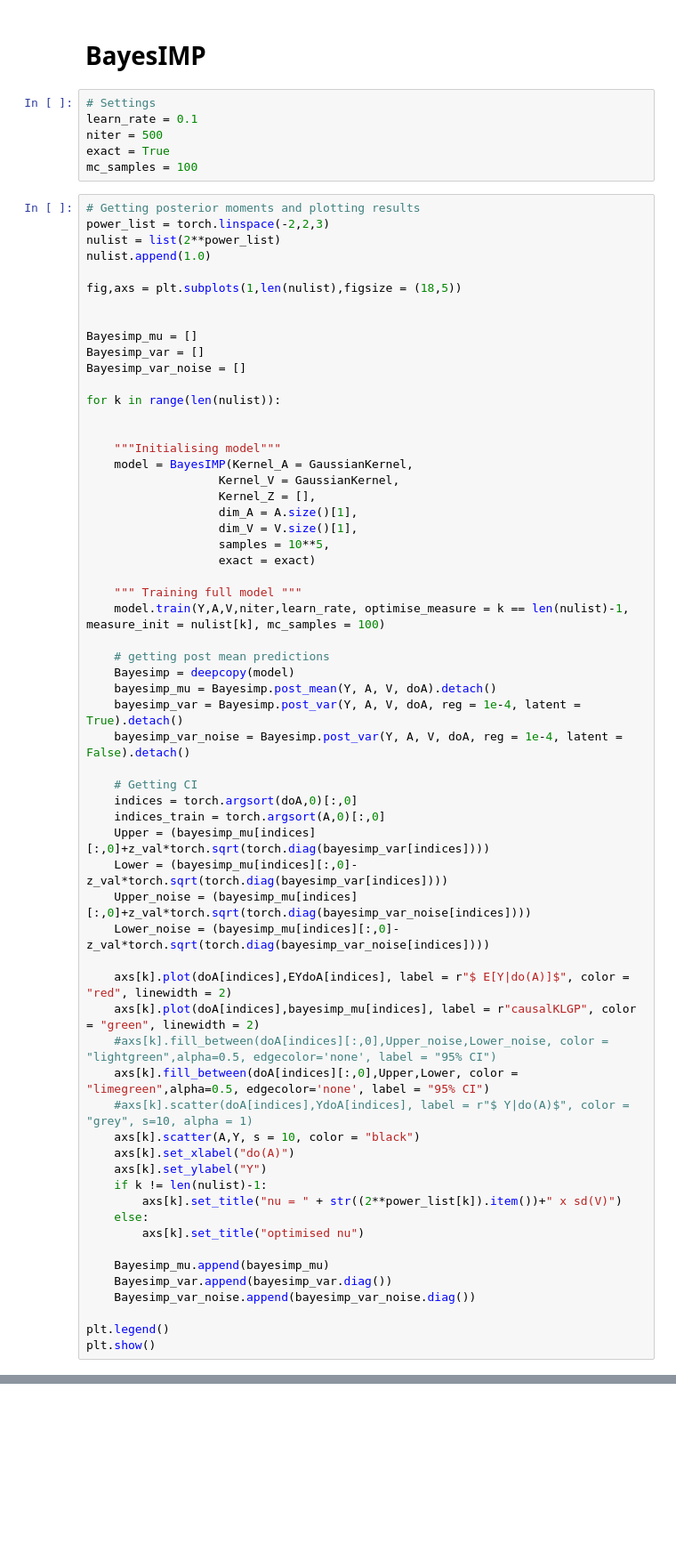
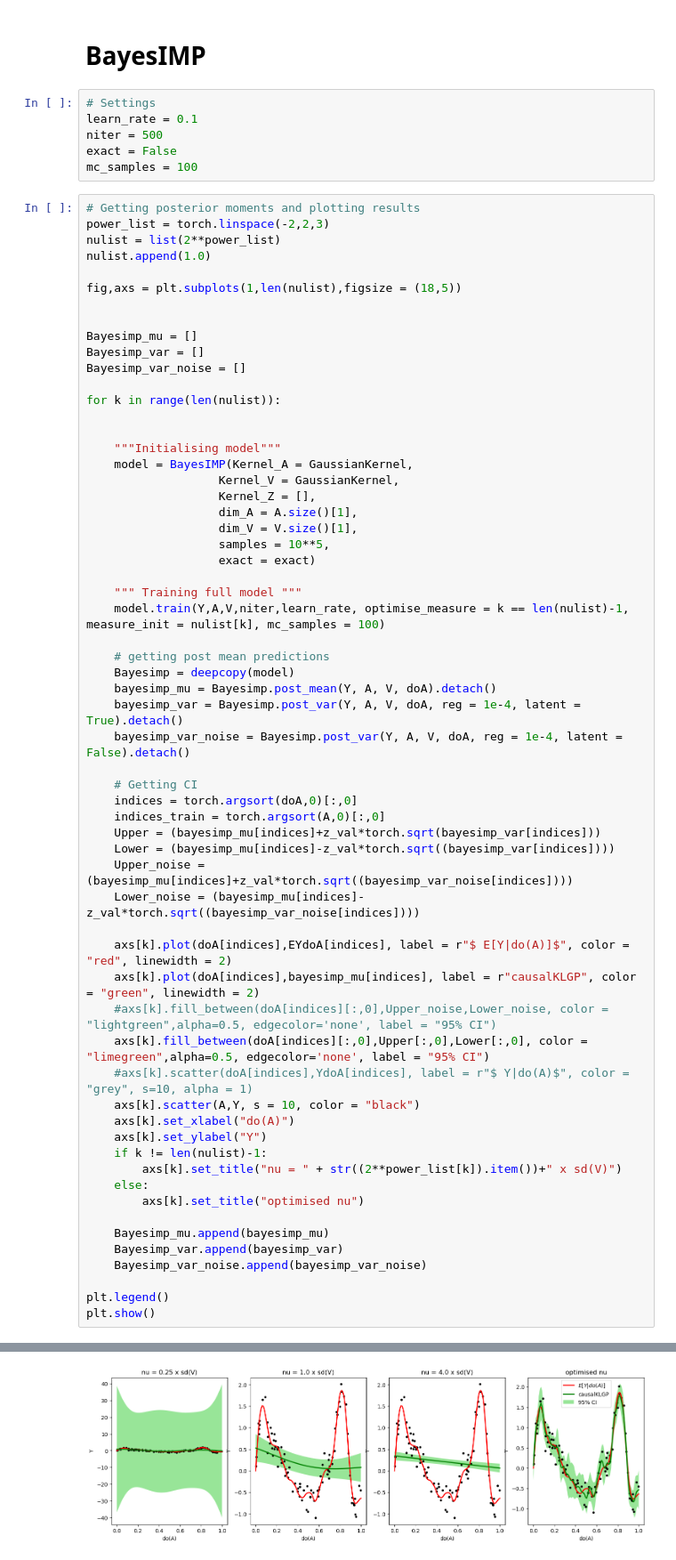
Before and after one commit to HWDance/impspec, a Jupyter notebook: experiments/notebooks/Abelation.ipynb, the cells around one changed output, grey strips where cells are left out. Shown at 89% size. Cells and saved outputs as stored; diff of their text form; blank space fills up the shorter version.

```diff
--- a/experiments/notebooks/Abelation.ipynb
+++ b/experiments/notebooks/Abelation.ipynb
@@ -419,7 +336,7 @@ axs.legend()
 # Settings
 learn_rate = 0.1
 niter = 500
-exact = True
+exact = False
 mc_samples = 100
 # %%
 # Getting posterior moments and plotting results
@@ -458,15 +375,15 @@ for k in range(len(nulist)):
     # Getting CI
     indices = torch.argsort(doA,0)[:,0]
     indices_train = torch.argsort(A,0)[:,0]
-    Upper = (bayesimp_mu[indices][:,0]+z_val*torch.sqrt(torch.diag(bayesimp_var[indices])))
-    Lower = (bayesimp_mu[indices][:,0]-z_val*torch.sqrt(torch.diag(bayesimp_var[indices])))
-    Upper_noise = (bayesimp_mu[indices][:,0]+z_val*torch.sqrt(torch.diag(bayesimp_var_noise[indices])))
-    Lower_noise = (bayesimp_mu[indices][:,0]-z_val*torch.sqrt(torch.diag(bayesimp_var_noise[indices])))
+    Upper = (bayesimp_mu[indices]+z_val*torch.sqrt(bayesimp_var[indices]))
+    Lower = (bayesimp_mu[indices]-z_val*torch.sqrt((bayesimp_var[indices])))
+    Upper_noise = (bayesimp_mu[indices]+z_val*torch.sqrt((bayesimp_var_noise[indices])))
+    Lower_noise = (bayesimp_mu[indices]-z_val*torch.sqrt((bayesimp_var_noise[indices])))
 
     axs[k].plot(doA[indices],EYdoA[indices], label = r"$ E[Y|do(A)]$", color = "red", linewidth = 2)
     axs[k].plot(doA[indices],bayesimp_mu[indices], label = r"causalKLGP", color = "green", linewidth = 2)
     #axs[k].fill_between(doA[indices][:,0],Upper_noise,Lower_noise, color = "lightgreen",alpha=0.5, edgecolor='none', label = "95% CI")
-    axs[k].fill_between(doA[indices][:,0],Upper,Lower, color = "limegreen",alpha=0.5, edgecolor='none', label = "95% CI")
+    axs[k].fill_between(doA[indices][:,0],Upper[:,0],Lower[:,0], color = "limegreen",alpha=0.5, edgecolor='none', label = "95% CI")
     #axs[k].scatter(doA[indices],YdoA[indices], label = r"$ Y|do(A)$", color = "grey", s=10, alpha = 1)
     axs[k].scatter(A,Y, s = 10, color = "black")
     axs[k].set_xlabel("do(A)")
@@ -477,8 +394,9 @@ for k in range(len(nulist)):
         axs[k].set_title("optimised nu")
 
     Bayesimp_mu.append(bayesimp_mu)
-    Bayesimp_var.append(bayesimp_var.diag())
-    Bayesimp_var_noise.append(bayesimp_var_noise.diag())
+    Bayesimp_var.append(bayesimp_var)
+    Bayesimp_var_noise.append(bayesimp_var_noise)
 
 plt.legend()
 plt.show()
+# %% [output]
@@ -485,3 +430,4 @@ plt.show()
+[figure, added]
 # %%
 # Getting calibration plots
 outline=mpe.withStroke(linewidth=4, foreground='black')
```
Also changed, not shown: parts of 17 cells of this notebook, 9 other files.
